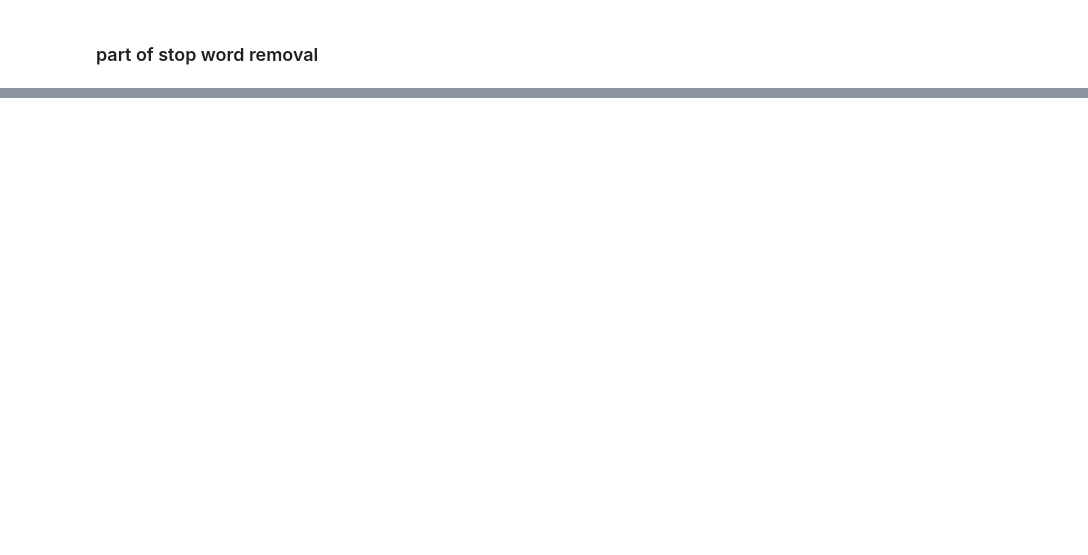
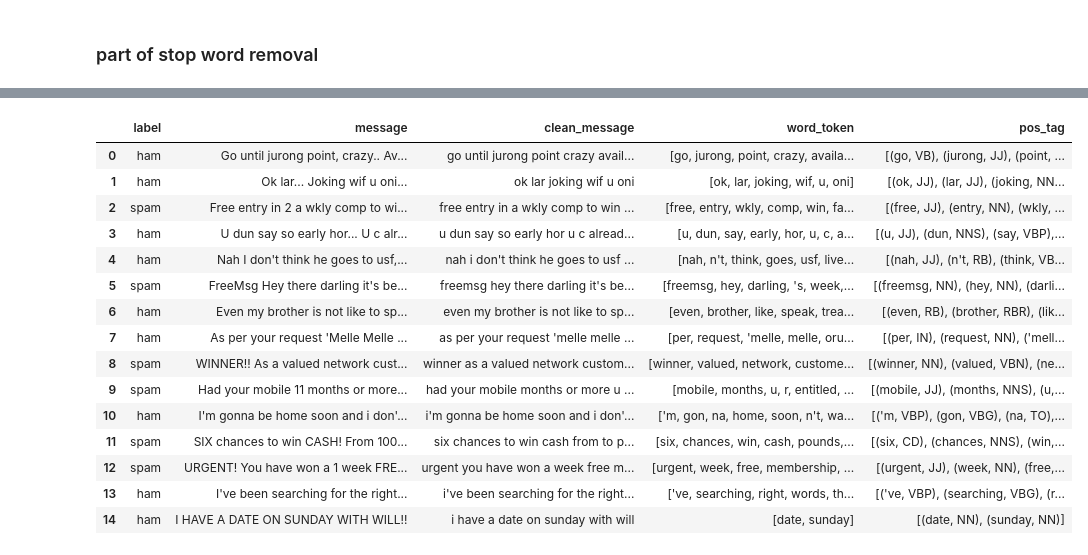
Before and after one commit to FatmaElgaml/SMS-Spam-Collection-Dataset, a Jupyter notebook: SMS spam.ipynb, the cells around one changed output, grey strips where cells are left out. Cells and saved outputs as stored; diff of their text form; code cells hidden in the pictures; blank space fills up the shorter version.

```diff
--- a/SMS spam.ipynb
+++ b/SMS spam.ipynb
@@ -239,0 +233,9 @@ df.head(15)
+# %%
+import nltk
+
+nltk.download("averaged_perceptron_tagger_eng")
+
+from nltk import pos_tag
+df["pos_tag"] = df["word_token"].apply(pos_tag)
+df.head(15)
+# %% [output]
@@ -239,0 +246,16 @@ df.head(15)
+|  | label | message | clean_message | word_token | pos_tag |
+| 0 | ham | Go until jurong point, crazy.. Av... | go until jurong point crazy avail... | [go, jurong, point, crazy, availa... | [(go, VB), (jurong, JJ), (point, ... |
+| 1 | ham | Ok lar... Joking wif u oni... | ok lar joking wif u oni | [ok, lar, joking, wif, u, oni] | [(ok, JJ), (lar, JJ), (joking, NN... |
+| 2 | spam | Free entry in 2 a wkly comp to wi... | free entry in a wkly comp to win ... | [free, entry, wkly, comp, win, fa... | [(free, JJ), (entry, NN), (wkly, ... |
+| 3 | ham | U dun say so early hor... U c alr... | u dun say so early hor u c alread... | [u, dun, say, early, hor, u, c, a... | [(u, JJ), (dun, NNS), (say, VBP),... |
+| 4 | ham | Nah I don't think he goes to usf,... | nah i don't think he goes to usf ... | [nah, n't, think, goes, usf, live... | [(nah, JJ), (n't, RB), (think, VB... |
+| 5 | spam | FreeMsg Hey there darling it's be... | freemsg hey there darling it's be... | [freemsg, hey, darling, 's, week,... | [(freemsg, NN), (hey, NN), (darli... |
+| 6 | ham | Even my brother is not like to sp... | even my brother is not like to sp... | [even, brother, like, speak, trea... | [(even, RB), (brother, RBR), (lik... |
+| 7 | ham | As per your request 'Melle Melle ... | as per your request 'melle melle ... | [per, request, 'melle, melle, oru... | [(per, IN), (request, NN), ('mell... |
+| 8 | spam | WINNER!! As a valued network cust... | winner as a valued network custom... | [winner, valued, network, custome... | [(winner, NN), (valued, VBN), (ne... |
+| 9 | spam | Had your mobile 11 months or more... | had your mobile months or more u ... | [mobile, months, u, r, entitled, ... | [(mobile, JJ), (months, NNS), (u,... |
+| 10 | ham | I'm gonna be home soon and i don'... | i'm gonna be home soon and i don'... | ['m, gon, na, home, soon, n't, wa... | [('m, VBP), (gon, VBG), (na, TO),... |
+| 11 | spam | SIX chances to win CASH! From 100... | six chances to win cash from to p... | [six, chances, win, cash, pounds,... | [(six, CD), (chances, NNS), (win,... |
+| 12 | spam | URGENT! You have won a 1 week FRE... | urgent you have won a week free m... | [urgent, week, free, membership, ... | [(urgent, JJ), (week, NN), (free,... |
+| 13 | ham | I've been searching for the right... | i've been searching for the right... | ['ve, searching, right, words, th... | [('ve, VBP), (searching, VBG), (r... |
+| 14 | ham | I HAVE A DATE ON SUNDAY WITH WILL!! | i have a date on sunday with will | [date, sunday] | [(date, NN), (sunday, NN)] |
```
Also changed, not shown: parts of 32 cells of this notebook, 2 other files.
